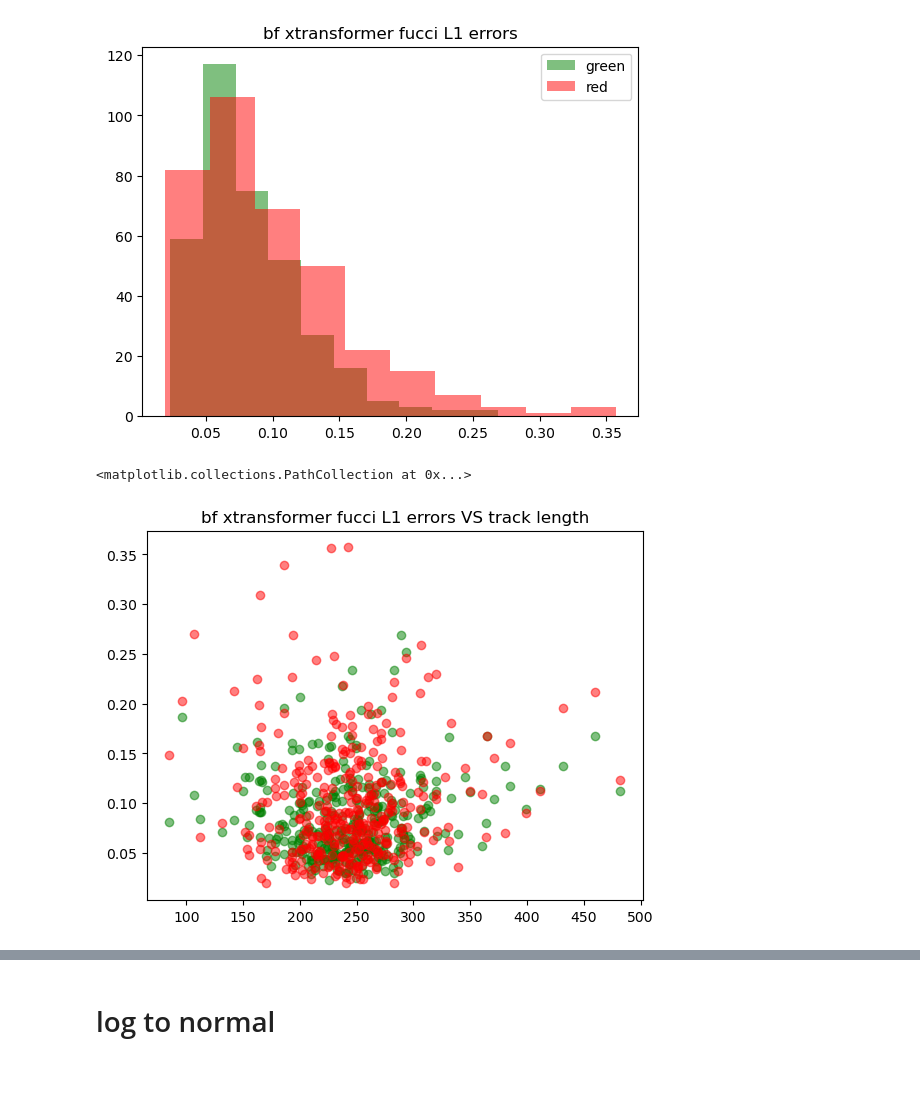
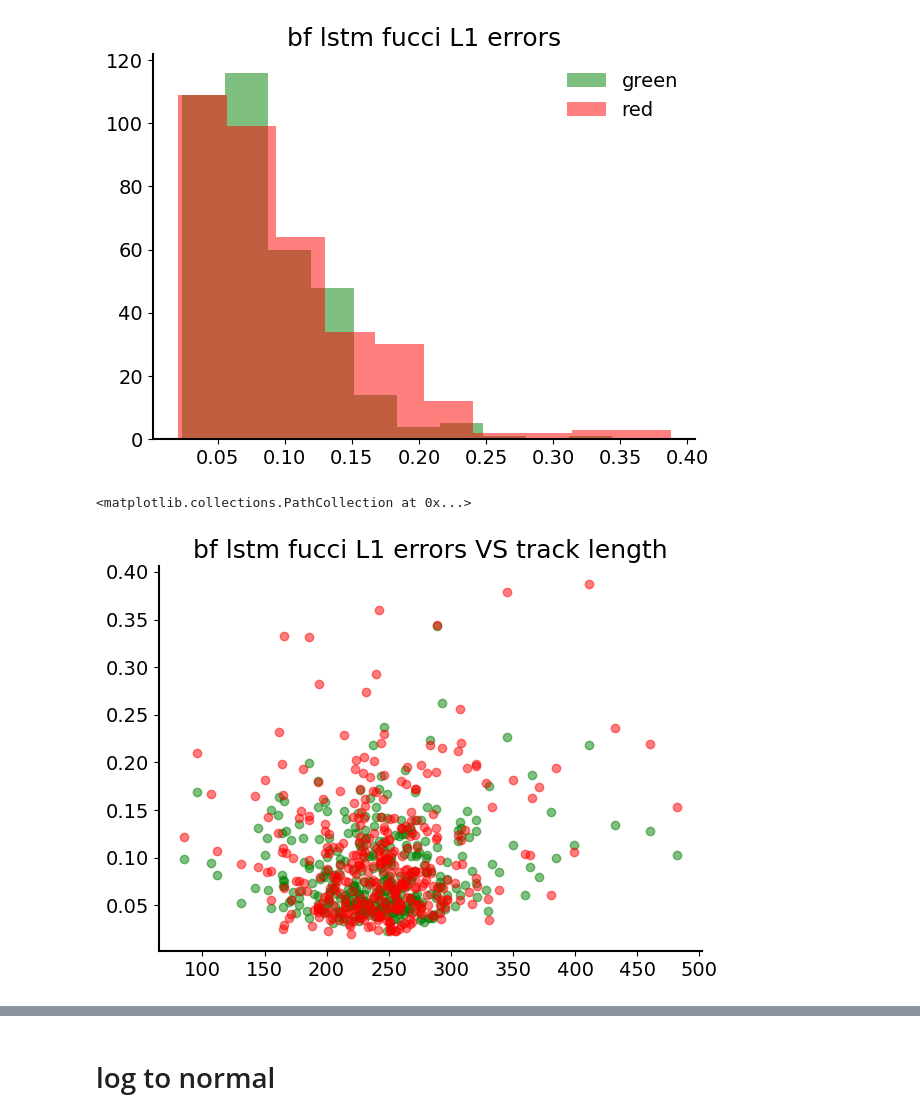
Before and after one commit to louisleger/cell-cycle, a Jupyter notebook: nb_result_analysis/res1.ipynb, the cells around one changed output, grey strips where cells are left out. Saved outputs shown, nothing was run; the diff lists cells and outputs as text; code cells hidden in the pictures; blank space fills up the shorter version.

```diff
--- a/nb_result_analysis/res1.ipynb
+++ b/nb_result_analysis/res1.ipynb
@@ -5,6 +5,11 @@ import matplotlib.pyplot as plt
 import seaborn as sns
 import os, sys
 from helper_fn import *
+
+sys.path.append("..")
+from modules.utils import paper_style
+
+paper_style()
 # path = os.path.join(
 #     os.path.dirname(os.path.dirname(os.path.abspath(__file__))), "data/"
 # )
@@ -32,11 +37,14 @@ for i, fn in enumerate(os.listdir(gt_path)):
 
 track_lengths = [track.shape[0] for track in gt_tracks]
 
-head = "xtransformer"
+head = "lstm"
 modality = "bf"
 
 tracks = get_data(path=data_path, modality=modality, head=head)
 fucci_labels = ["green", "red"]
+
+vanilla_track = vanilla_fn(np.linspace(0, 1, 1000))
+vanilla_tau = np.linspace(0, 1, 1000)
 
 
 ####################
@@ -82,15 +90,17 @@ plt.hist(l1_err[:, fi], label=fucci_labels[fi], alpha=0.5, color="red")
 plt.legend()
 plt.show()
 # %% [output]
-[figure, old version]
+[figure, new version]
 # %%
 plt.title(f"{modality} {head} fucci L1 errors VS track length")
 
-plt.scatter(track_lengths, l1_err[:, 0], label=fucci_labels[0], alpha=0.5, color="green")
+plt.scatter(
+    track_lengths, l1_err[:, 0], label=fucci_labels[0], alpha=0.5, color="green"
+)
 plt.scatter(track_lengths, l1_err[:, 1], label=fucci_labels[1], alpha=0.5, color="red")
 # %% [output]
 <matplotlib.collections.PathCollection at 0x...>
-[figure, old version]
+[figure, new version]
 # %%
 plt.scatter(l1_err[:, 0], l1_err[:, 1], alpha=0.5)
 plt.xlabel(f"{fucci_labels[0]} error")
```
Also changed, not shown: parts of 10 cells of this notebook, 3 other files.
